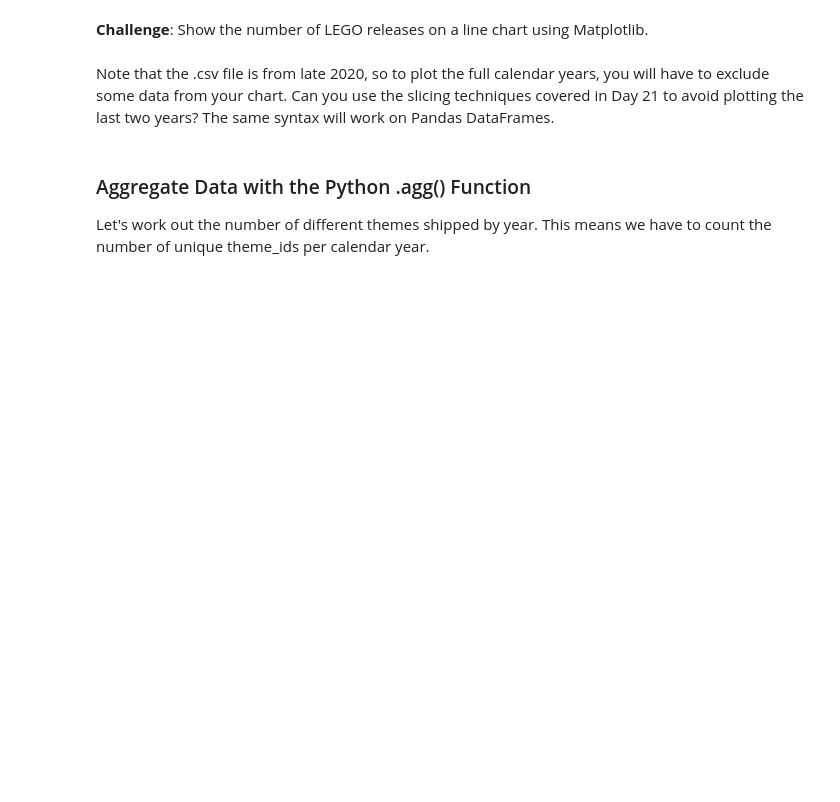
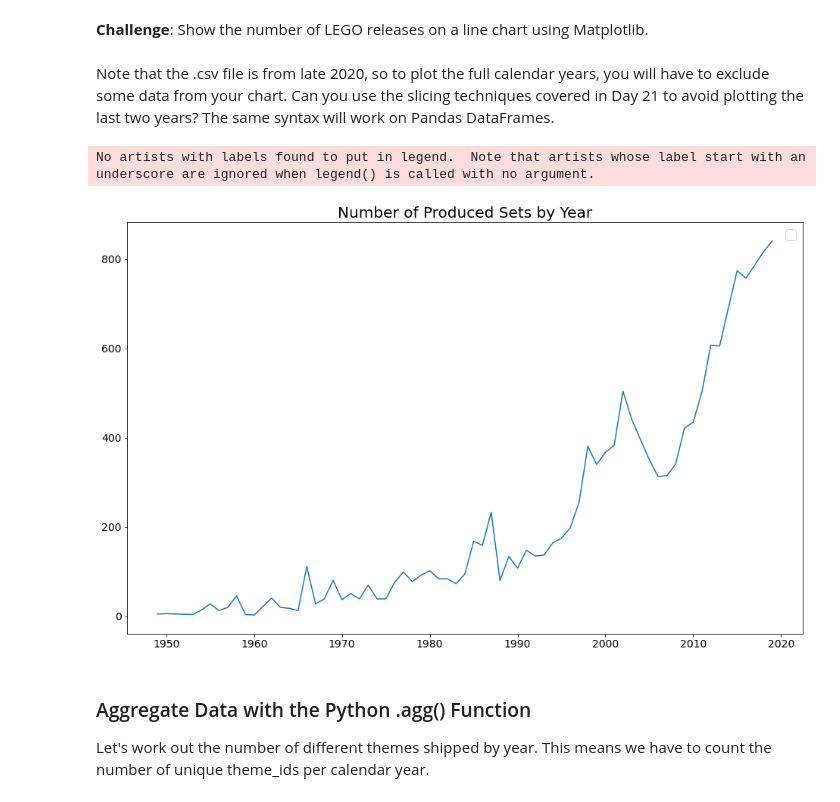
Before and after one commit to LFCamacho-dev/LEGO-Notebook-and-Data, a Jupyter notebook: Lego_Analysis.ipynb, the cells around one changed output. Drawn from its saved outputs; the diff is of its cells as text; code cells hidden in the pictures; blank space fills up the shorter version.

Commit message:
adding charts, plots and scatter, 1 and 2 axes

```diff
--- a/Lego_Analysis.ipynb
+++ b/Lego_Analysis.ipynb
@@ -120,3 +116,8 @@ sets_df.sort_values('num_parts', ascending=False).head()
 | 221 | 10189-1 | Taj Mahal | 2008 | 673 | 5922 |
 # %% [markdown]
 **Challenge**: Use <code>.groupby()</code> and <code>.count()</code> to show the number of LEGO sets released year-on-year. How do the number of sets released in 1955 compare to the number of sets released in 2019?
+# %%
+sets_by_year = sets_df.groupby('year').count()[:-2]
+
+
+sets_by_year['set_num'].head()
@@ -124,6 +133,21 @@ sets_df.sort_values('num_parts', ascending=False).head()
 **Challenge**: Show the number of LEGO releases on a line chart using Matplotlib. <br>
 <br>
 Note that the .csv file is from late 2020, so to plot the full calendar years, you will have to exclude some data from your chart. Can you use the slicing techniques covered in Day 21 to avoid plotting the last two years? The same syntax will work on Pandas DataFrames.
+# %%
+x = sets_by_year.index
+y = sets_by_year.set_num
+
+plt.figure(figsize=(16,10))
+plt.xticks(fontsize=14)
+plt.yticks(fontsize=14)
+plt.plot(x, y)
+
+plt.title('Number of Produced Sets by Year', fontsize=20)
+plt.legend(fontsize=18)
+plt.show()
+# %% [output]
+No artists with labels found to put in legend.  Note that artists whose label start with an underscore are ignored when legend() is called with no argument.
+[figure, added]
 # %% [markdown]
 ### Aggregate Data with the Python .agg() Function
 
```
Also changed, not shown: parts of 10 cells of this notebook, 2 other files.
